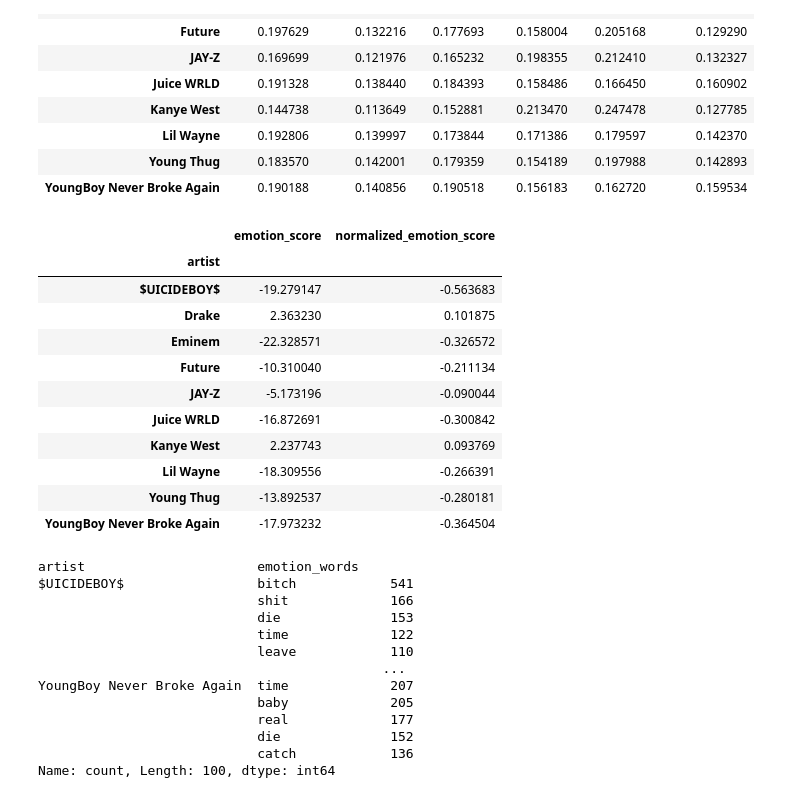
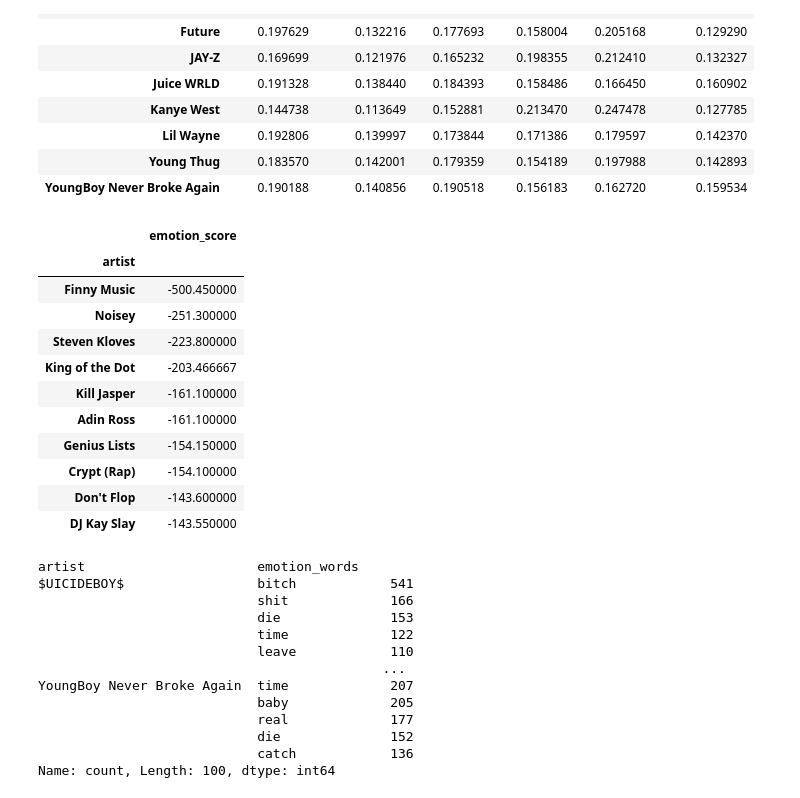
Before and after one commit to sangchun1/Song_Lyrics_Sentiment_Analysis, a Jupyter notebook: analysis/category_analysis.ipynb, the cells around one changed output. Saved outputs shown, nothing was run; the diff lists cells and outputs as text; code cells hidden in the pictures.

```diff
--- a/analysis/category_analysis.ipynb
+++ b/analysis/category_analysis.ipynb
@@ -546,21 +546,21 @@ artist_ratio
 | YoungBoy Never Broke Again | 0.190188 | 0.140856 | 0.190518 | 0.156183 | 0.162720 | 0.159534 |
 # %%
 # 아티스트별 평균 점수
-artist_score = get_artist_emotion_score(df, top_n=10)
+artist_score = get_artist_emotion_score(df, score_type="emotion_score", top_n=10, ascending=True)
 artist_score
 # %% [output]
-|  | emotion_score | normalized_emotion_score |
-| artist |  |  |
-| $UICIDEBOY$ | -19.279147 | -0.563683 |
-| Drake | 2.363230 | 0.101875 |
-| Eminem | -22.328571 | -0.326572 |
-| Future | -10.310040 | -0.211134 |
-| JAY-Z | -5.173196 | -0.090044 |
-| Juice WRLD | -16.872691 | -0.300842 |
-| Kanye West | 2.237743 | 0.093769 |
-| Lil Wayne | -18.309556 | -0.266391 |
-| Young Thug | -13.892537 | -0.280181 |
-| YoungBoy Never Broke Again | -17.973232 | -0.364504 |
+|  | emotion_score |
+| artist |  |
+| Finny Music | -500.450000 |
+| Noisey | -251.300000 |
+| Steven Kloves | -223.800000 |
+| King of the Dot | -203.466667 |
+| Kill Jasper | -161.100000 |
+| Adin Ross | -161.100000 |
+| Genius Lists | -154.150000 |
+| Crypt (Rap) | -154.100000 |
+| Don't Flop | -143.600000 |
+| DJ Kay Slay | -143.550000 |
 # %%
 # 아티스트별 Top 10 단어
 artist_top_words = get_artist_top_words(df, top_n=10, artist_n=10)
```
Also changed, not shown: 8 other files.
